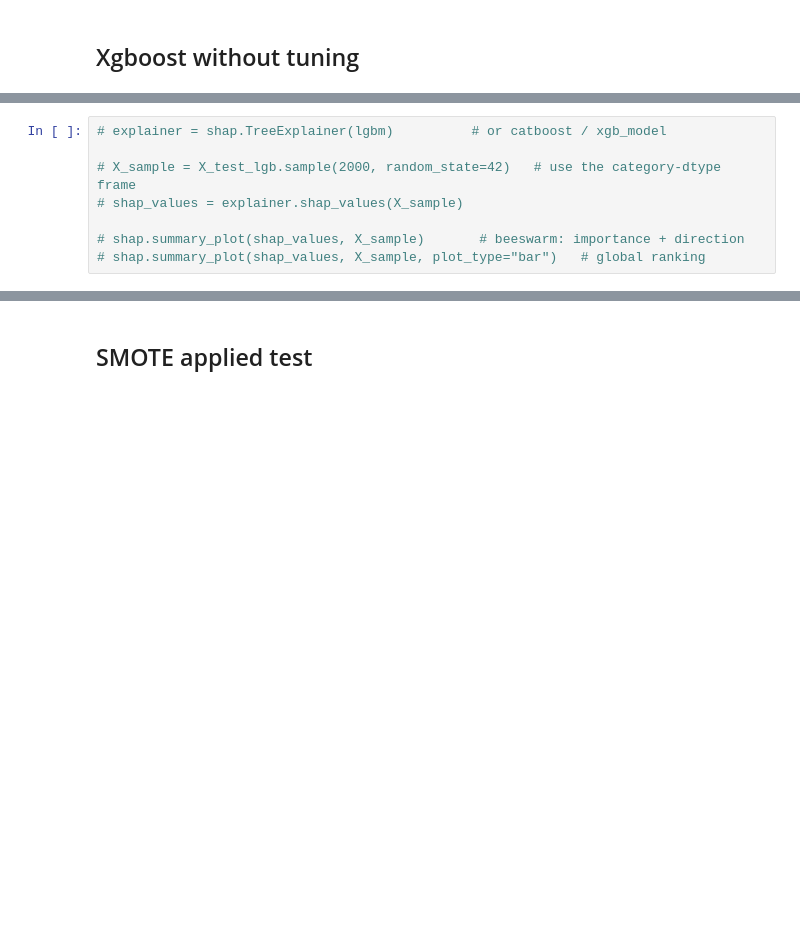
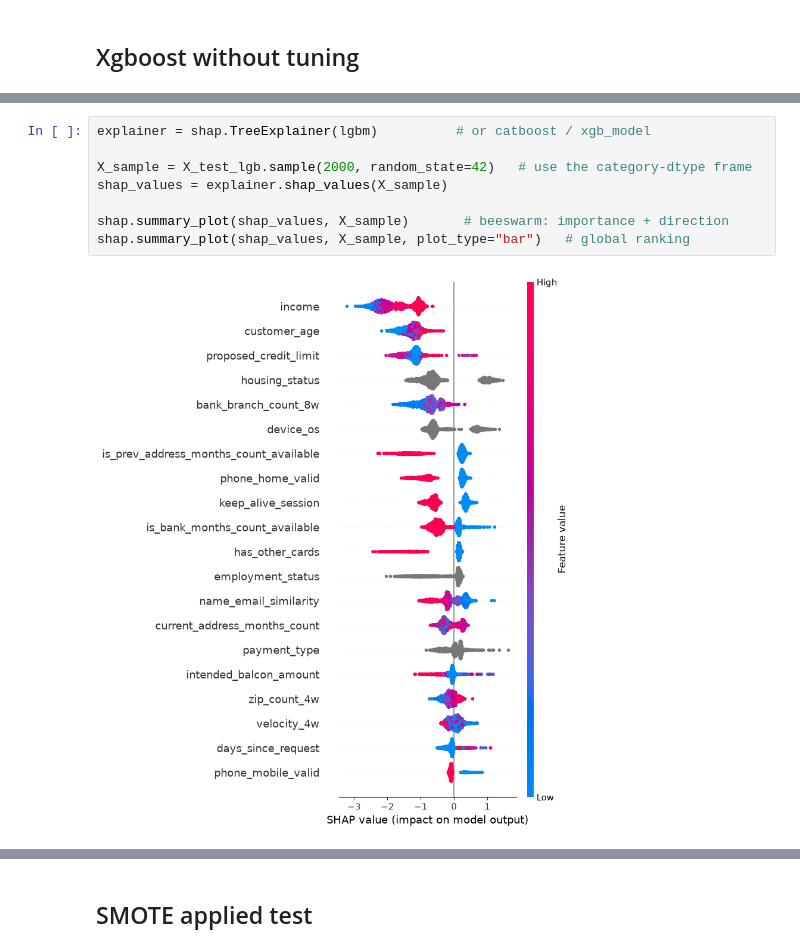
Before and after one commit to Aomsub101/Fraud-Detection, a Jupyter notebook: notebooks/02_models.ipynb, the cells around one changed output, grey strips where cells are left out. Saved outputs shown, nothing was run; the diff lists cells and outputs as text; blank space fills up the shorter version.

```diff
--- a/notebooks/02_models.ipynb
+++ b/notebooks/02_models.ipynb
@@ -255,8 +273,10 @@ test  pr_auc: 0.1852140310912436
 # %%
-# explainer = shap.TreeExplainer(lgbm)          # or catboost / xgb_model
+explainer = shap.TreeExplainer(lgbm)          # or catboost / xgb_model
 
-# X_sample = X_test_lgb.sample(2000, random_state=42)   # use the category-dtype frame
-# shap_values = explainer.shap_values(X_sample)
+X_sample = X_test_lgb.sample(2000, random_state=42)   # use the category-dtype frame
+shap_values = explainer.shap_values(X_sample)
 
-# shap.summary_plot(shap_values, X_sample)       # beeswarm: importance + direction
-# shap.summary_plot(shap_values, X_sample, plot_type="bar")   # global ranking
+shap.summary_plot(shap_values, X_sample)       # beeswarm: importance + direction
+shap.summary_plot(shap_values, X_sample, plot_type="bar")   # global ranking
+# %% [output]
+[figure, added]
```
Also changed, not shown: parts of 43 cells of this notebook, 1 other file.
